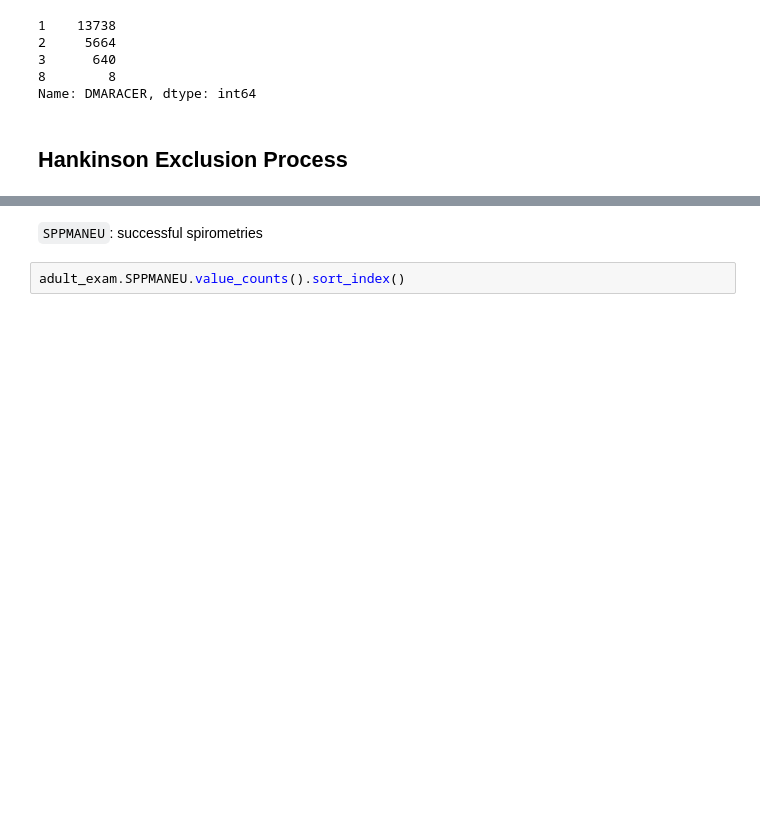
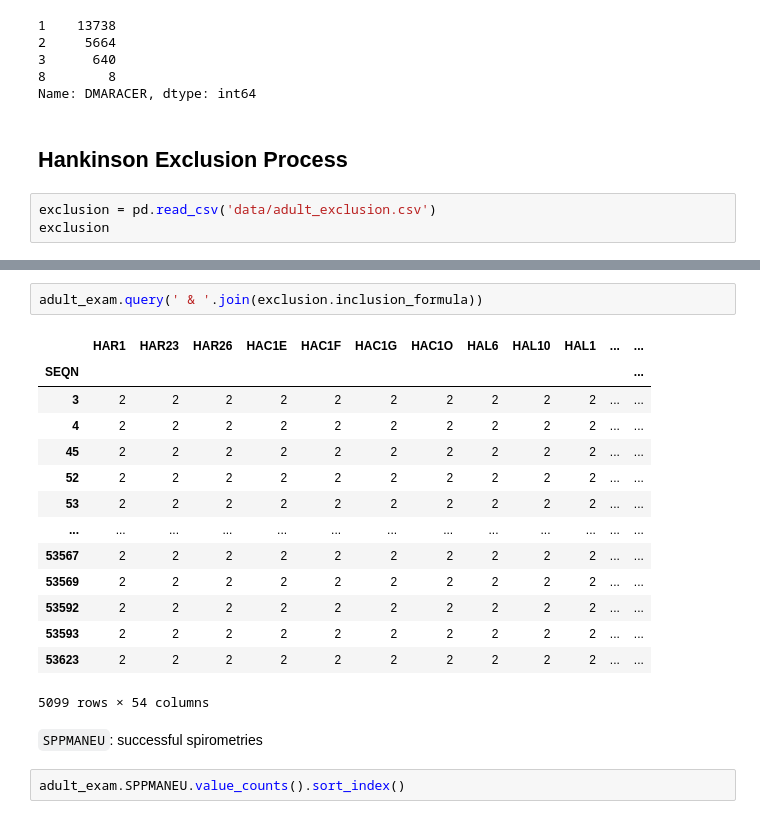
Before and after one commit to climatebrad/nhanes, a Jupyter notebook: nhanes.ipynb, the cells around one changed output, grey strips where cells are left out. Saved outputs shown, nothing was run; the diff lists cells and outputs as text; blank space fills up the shorter version.

Commit message:
do adult exam exclusion

```diff
--- a/nhanes.ipynb
+++ b/nhanes.ipynb
@@ -126,3 +128,6 @@ adult.data.DMARACER.value_counts(dropna=False)
 Name: DMARACER, dtype: int64
 # %% [markdown]
 ## Hankinson Exclusion Process
+# %%
+exclusion = pd.read_csv('data/adult_exclusion.csv')
+exclusion
@@ -129,3 +153,20 @@ Name: DMARACER, dtype: int64
+# %%
+adult_exam.query(' & '.join(exclusion.inclusion_formula))
+# %% [output]
+|  | HAR1 | HAR23 | HAR26 | HAC1E | HAC1F | HAC1G | HAC1O | HAL6 | HAL10 | HAL1 | ... | ... |
+| SEQN |  |  |  |  |  |  |  |  |  |  |  | ... |
+| 3 | 2 | 2 | 2 | 2 | 2 | 2 | 2 | 2 | 2 | 2 | ... | ... |
+| 4 | 2 | 2 | 2 | 2 | 2 | 2 | 2 | 2 | 2 | 2 | ... | ... |
+| 45 | 2 | 2 | 2 | 2 | 2 | 2 | 2 | 2 | 2 | 2 | ... | ... |
+| 52 | 2 | 2 | 2 | 2 | 2 | 2 | 2 | 2 | 2 | 2 | ... | ... |
+| 53 | 2 | 2 | 2 | 2 | 2 | 2 | 2 | 2 | 2 | 2 | ... | ... |
+| ... | ... | ... | ... | ... | ... | ... | ... | ... | ... | ... | ... | ... |
+| 53567 | 2 | 2 | 2 | 2 | 2 | 2 | 2 | 2 | 2 | 2 | ... | ... |
+| 53569 | 2 | 2 | 2 | 2 | 2 | 2 | 2 | 2 | 2 | 2 | ... | ... |
+| 53592 | 2 | 2 | 2 | 2 | 2 | 2 | 2 | 2 | 2 | 2 | ... | ... |
+| 53593 | 2 | 2 | 2 | 2 | 2 | 2 | 2 | 2 | 2 | 2 | ... | ... |
+| 53623 | 2 | 2 | 2 | 2 | 2 | 2 | 2 | 2 | 2 | 2 | ... | ... |
+5099 rows × 54 columns
 # %% [markdown]
 `SPPMANEU`: successful spirometries
 # %%
```
Also changed, not shown: parts of 4 cells of this notebook, 2 other files.
